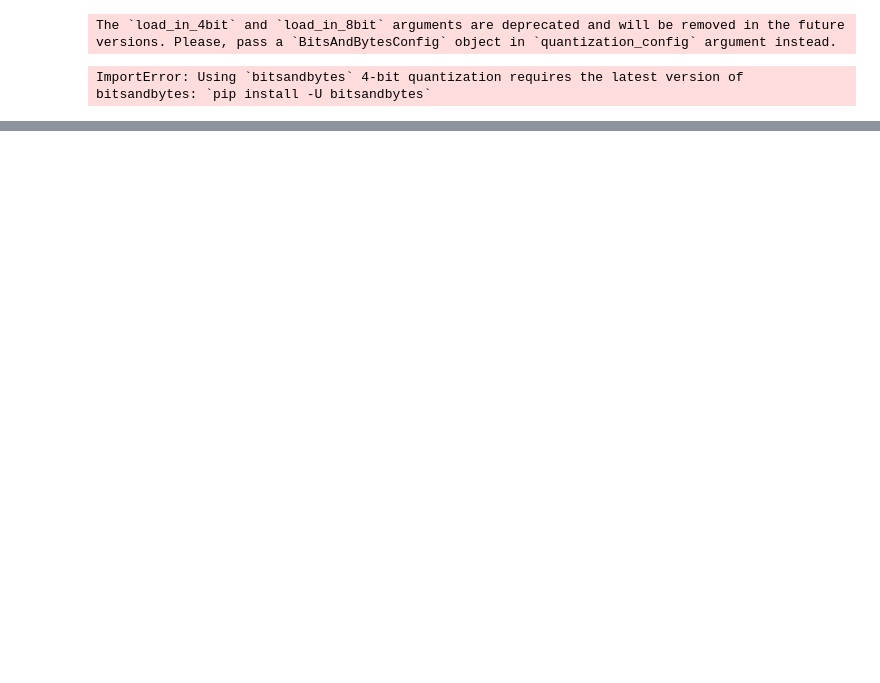
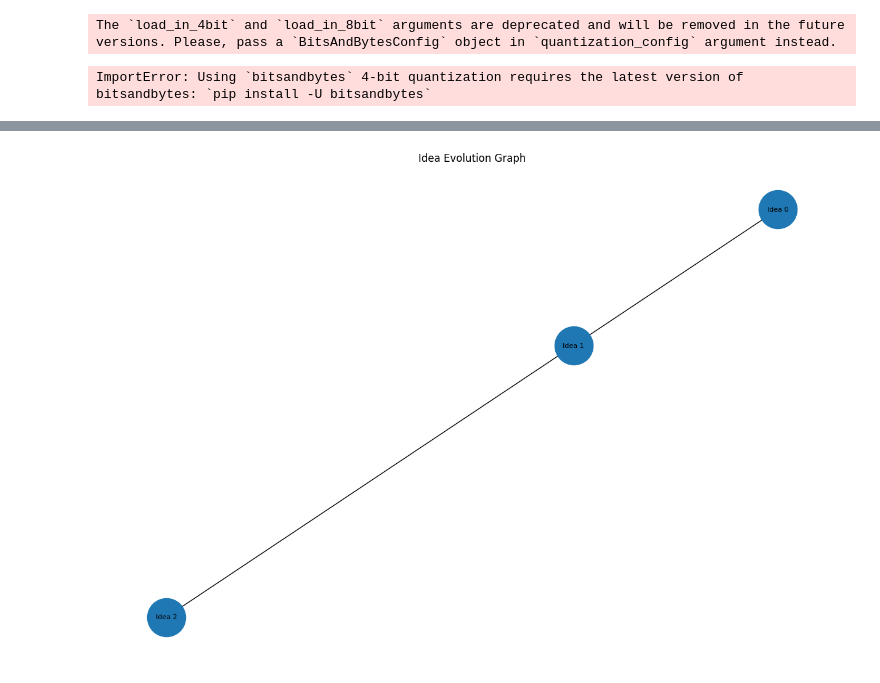
Before and after one commit to adamaslan/dspy2, a Jupyter notebook: nu-rag1.ipynb, the cells around one changed output, grey strips where cells are left out. Cells and saved outputs as stored; diff of their text form; code cells hidden in the pictures; blank space fills up the shorter version.

```diff
--- a/nu-rag1.ipynb
+++ b/nu-rag1.ipynb
@@ -86,0 +408,21 @@ ImportError: Using `bitsandbytes` 4-bit quantization requires the latest version
+# %%
+# Visualize idea connections using networkx
+import networkx as nx
+import matplotlib.pyplot as plt
+
+def visualize_idea_graph(ideas):
+    G = nx.Graph()
+    for idx, idea in enumerate(ideas):
+        G.add_node(f"Idea {idx}", label=idea[:50]+"...")
+        if idx > 0:
+            G.add_edge(f"Idea {idx-1}", f"Idea {idx}", weight=random.random())
+
+    pos = nx.spring_layout(G)
+    plt.figure(figsize=(12, 8))
+    nx.draw(G, pos, with_labels=True, node_size=2000, font_size=8)
+    plt.title("Idea Evolution Graph")
+    plt.show()
+
+visualize_idea_graph(new_ideas)
+# %% [output]
+[figure, added]
```
Also changed, not shown: parts of 5 cells of this notebook, 1 other file.
